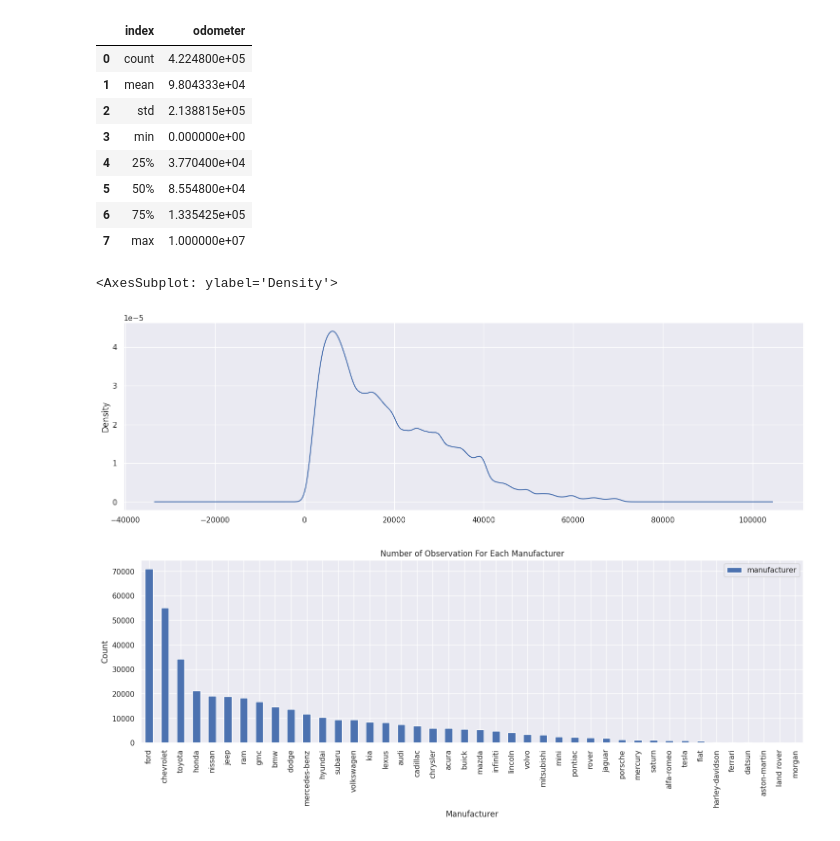
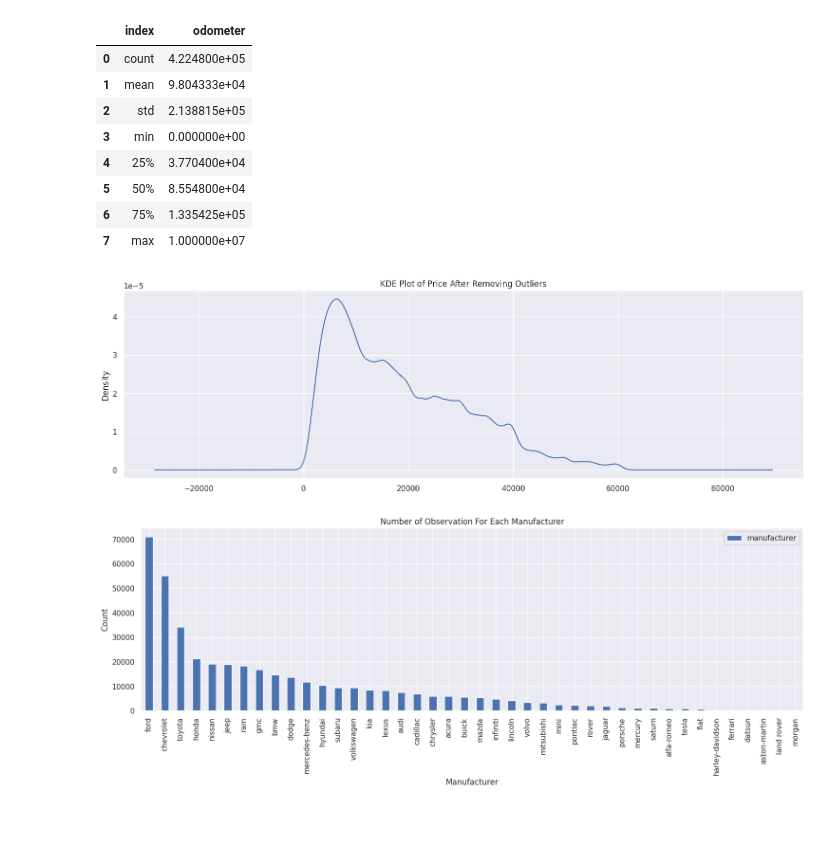
Before and after one commit to arezazadeh/Used_Car_Price_Prediction, a Jupyter notebook: final_work.ipynb, the cells around one changed output. Cells and saved outputs as stored; diff of their text form; code cells hidden in the pictures.

```diff
--- a/final_work.ipynb
+++ b/final_work.ipynb
@@ -150,11 +150,11 @@ df["odometer"].describe().reset_index()
 | 5 | 50% | 8.554800e+04 |
 | 6 | 75% | 1.335425e+05 |
 | 7 | max | 1.000000e+07 |
-# %%
-price_removed_outlier["price"].plot(kind="kde")
-# %% [output]
-<AxesSubplot: ylabel='Density'>
-[figure, removed]
+# %%
+df_copy["price"].plot(kind="kde");
+plt.title("KDE Plot of Price After Removing Outliers");
+# %% [output]
+[figure, added]
 # %%
 df.manufacturer.value_counts().reset_index().sort_values(by="manufacturer", ascending=False).plot(kind="bar", x="index", y="manufacturer")
 plt.title("Number of Observation For Each Manufacturer")
```
Also changed, not shown: 8 other files.
